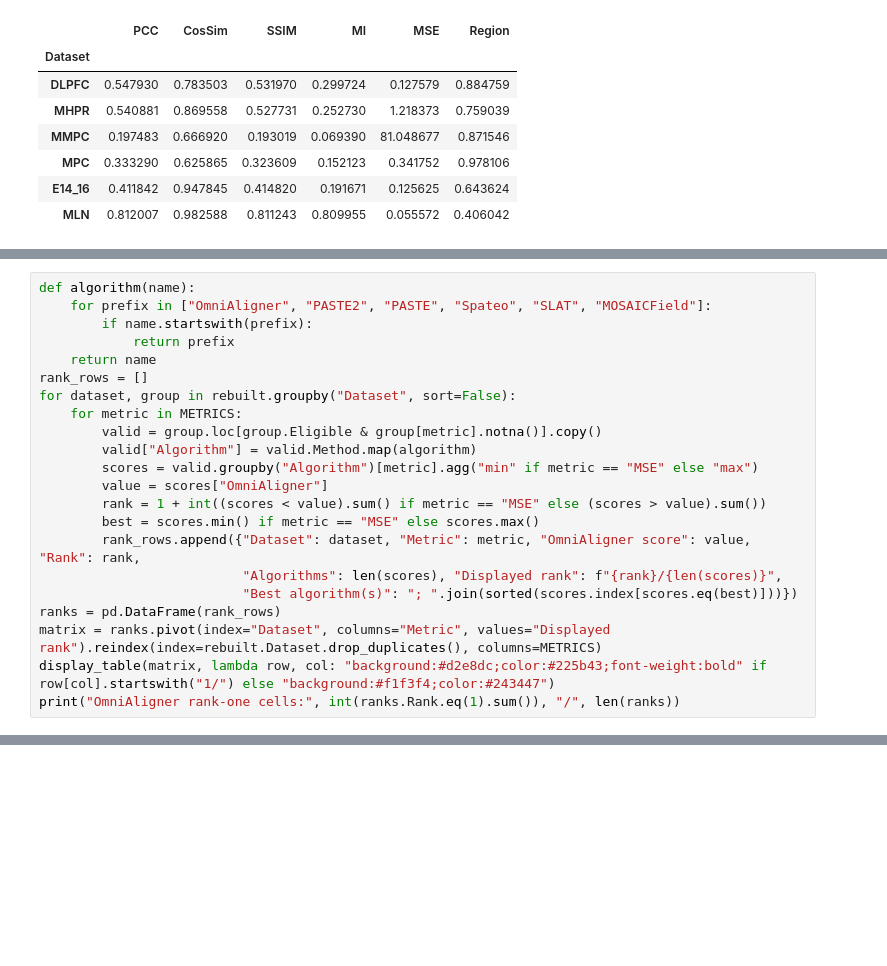
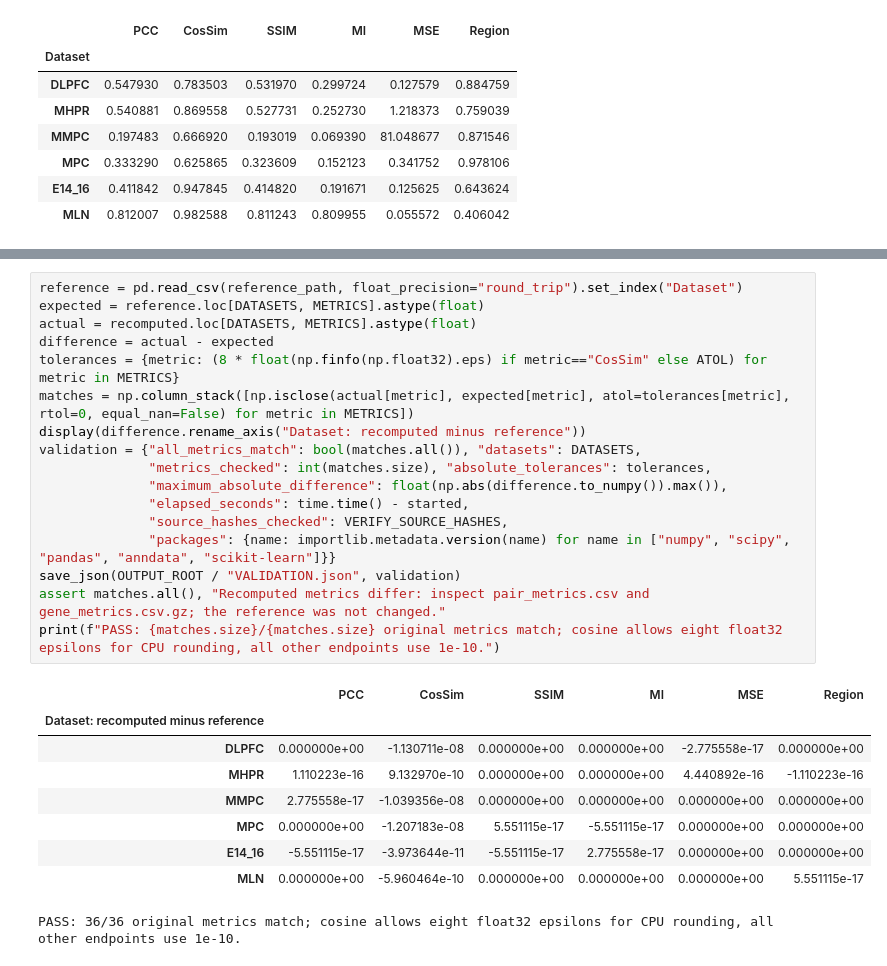
Before and after one commit to huboqiang/omnialigner, a Jupyter notebook: benchmarks/rev1/OmniAligner/notebooks/NCS_submission_table_reproduce.ipynb, the cells around one changed output, grey strips where cells are left out. Cells and saved outputs as stored; diff of their text form; blank space fills up the shorter version.

```diff
--- a/benchmarks/rev1/OmniAligner/notebooks/NCS_submission_table_reproduce.ipynb
+++ b/benchmarks/rev1/OmniAligner/notebooks/NCS_submission_table_reproduce.ipynb
@@ -629,22 +403,0 @@ Count each algorithm once, using its best eligible configuration for each metric
-# %%
-def algorithm(name):
-    for prefix in ["OmniAligner", "PASTE2", "PASTE", "Spateo", "SLAT", "MOSAICField"]:
-        if name.startswith(prefix):
-            return prefix
-    return name
-rank_rows = []
-for dataset, group in rebuilt.groupby("Dataset", sort=False):
-    for metric in METRICS:
-        valid = group.loc[group.Eligible & group[metric].notna()].copy()
-        valid["Algorithm"] = valid.Method.map(algorithm)
-        scores = valid.groupby("Algorithm")[metric].agg("min" if metric == "MSE" else "max")
-        value = scores["OmniAligner"]
-        rank = 1 + int((scores < value).sum() if metric == "MSE" else (scores > value).sum())
-        best = scores.min() if metric == "MSE" else scores.max()
-        rank_rows.append({"Dataset": dataset, "Metric": metric, "OmniAligner score": value, "Rank": rank,
-                          "Algorithms": len(scores), "Displayed rank": f"{rank}/{len(scores)}",
-                          "Best algorithm(s)": "; ".join(sorted(scores.index[scores.eq(best)]))})
-ranks = pd.DataFrame(rank_rows)
-matrix = ranks.pivot(index="Dataset", columns="Metric", values="Displayed rank").reindex(index=rebuilt.Dataset.drop_duplicates(), columns=METRICS)
-display_table(matrix, lambda row, col: "background:#d2e8dc;color:#225b43;font-weight:bold" if row[col].startswith("1/") else "background:#f1f3f4;color:#243447")
-print("OmniAligner rank-one cells:", int(ranks.Rank.eq(1).sum()), "/", len(ranks))
@@ -694,0 +404,27 @@ PASS: complete submission table and ranking reproduced.
+# %%
+reference = pd.read_csv(reference_path, float_precision="round_trip").set_index("Dataset")
+expected = reference.loc[DATASETS, METRICS].astype(float)
+actual = recomputed.loc[DATASETS, METRICS].astype(float)
+difference = actual - expected
+tolerances = {metric: (8 * float(np.finfo(np.float32).eps) if metric=="CosSim" else ATOL) for metric in METRICS}
+matches = np.column_stack([np.isclose(actual[metric], expected[metric], atol=tolerances[metric], rtol=0, equal_nan=False) for metric in METRICS])
+display(difference.rename_axis("Dataset: recomputed minus reference"))
+validation = {"all_metrics_match": bool(matches.all()), "datasets": DATASETS,
+              "metrics_checked": int(matches.size), "absolute_tolerances": tolerances,
+              "maximum_absolute_difference": float(np.abs(difference.to_numpy()).max()),
+              "elapsed_seconds": time.time() - started,
+              "source_hashes_checked": VERIFY_SOURCE_HASHES,
+              "packages": {name: importlib.metadata.version(name) for name in ["numpy", "scipy", "pandas", "anndata", "scikit-learn"]}}
+save_json(OUTPUT_ROOT / "VALIDATION.json", validation)
+assert matches.all(), "Recomputed metrics differ: inspect pair_metrics.csv and gene_metrics.csv.gz; the reference was not changed."
+print(f"PASS: {matches.size}/{matches.size} original metrics match; cosine allows eight float32 epsilons for CPU rounding, all other endpoints use 1e-10.")
+# %% [output]
+|  | PCC | CosSim | SSIM | MI | MSE | Region |
+| Dataset: recomputed minus reference |  |  |  |  |  |  |
+| DLPFC | 0.000000e+00 | -1.130711e-08 | 0.000000e+00 | 0.000000e+00 | -2.775558e-17 | 0.000000e+00 |
+| MHPR | 1.110223e-16 | 9.132970e-10 | 0.000000e+00 | 0.000000e+00 | 4.440892e-16 | -1.110223e-16 |
+| MMPC | 2.775558e-17 | -1.039356e-08 | 0.000000e+00 | 0.000000e+00 | 0.000000e+00 | 0.000000e+00 |
+| MPC | 0.000000e+00 | -1.207183e-08 | 5.551115e-17 | -5.551115e-17 | 0.000000e+00 | 0.000000e+00 |
+| E14_16 | -5.551115e-17 | -3.973644e-11 | -5.551115e-17 | 2.775558e-17 | 0.000000e+00 | 0.000000e+00 |
+| MLN | 0.000000e+00 | -5.960464e-10 | 0.000000e+00 | 0.000000e+00 | 0.000000e+00 | 5.551115e-17 |
+PASS: 36/36 original metrics match; cosine allows eight float32 epsilons for CPU rounding, all other endpoints use 1e-10.
```
Also changed, not shown: parts of 35 cells of this notebook, 36 other files.
